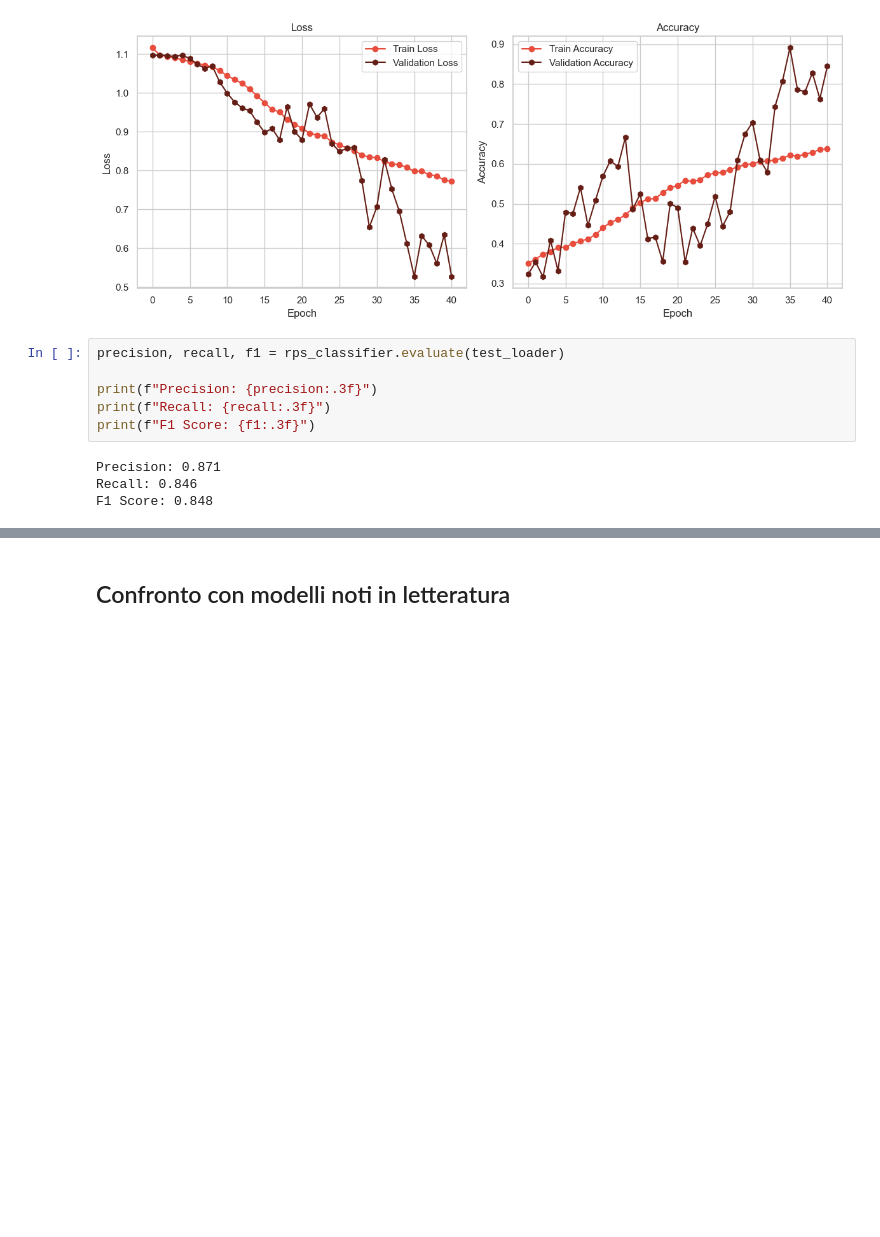
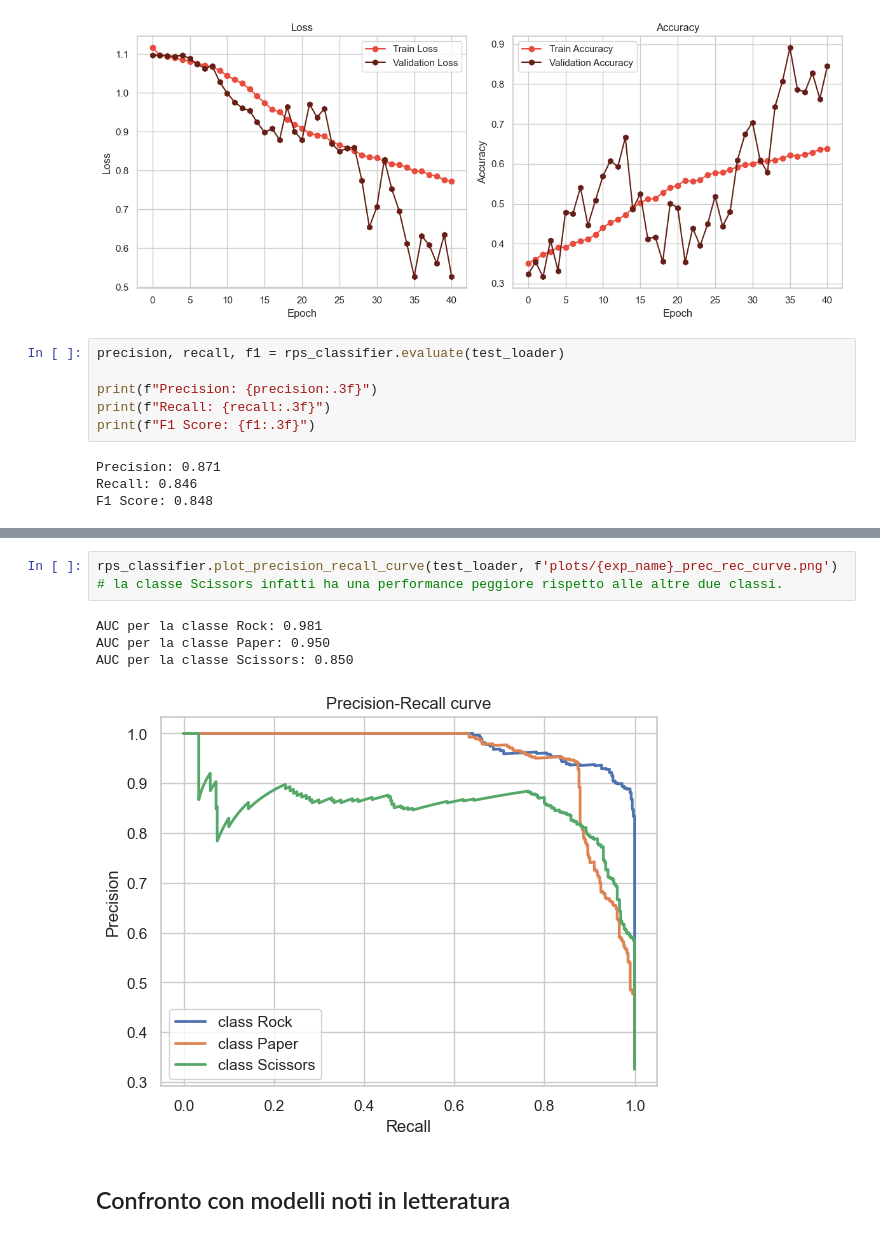
Before and after one commit to nameisalfio/RPS_Classifier, a Jupyter notebook: project.ipynb, the cells around one changed output, grey strips where cells are left out. Drawn from its saved outputs; the diff is of its cells as text; blank space fills up the shorter version.

```diff
--- a/project.ipynb
+++ b/project.ipynb
@@ -689,3 +760,11 @@ F1 Score: 0.848
+# %%
+rps_classifier.plot_precision_recall_curve(test_loader, f'plots/{exp_name}_prec_rec_curve.png')
+# la classe Scissors infatti ha una performance peggiore rispetto alle altre due classi.
+# %% [output]
+AUC per la classe Rock: 0.981
+AUC per la classe Paper: 0.950
+AUC per la classe Scissors: 0.850
+[figure, added]
 # %% [markdown]
 ## Confronto con modelli noti in letteratura
 # %%
```
Also changed, not shown: parts of 19 cells of this notebook, 11 other files.
